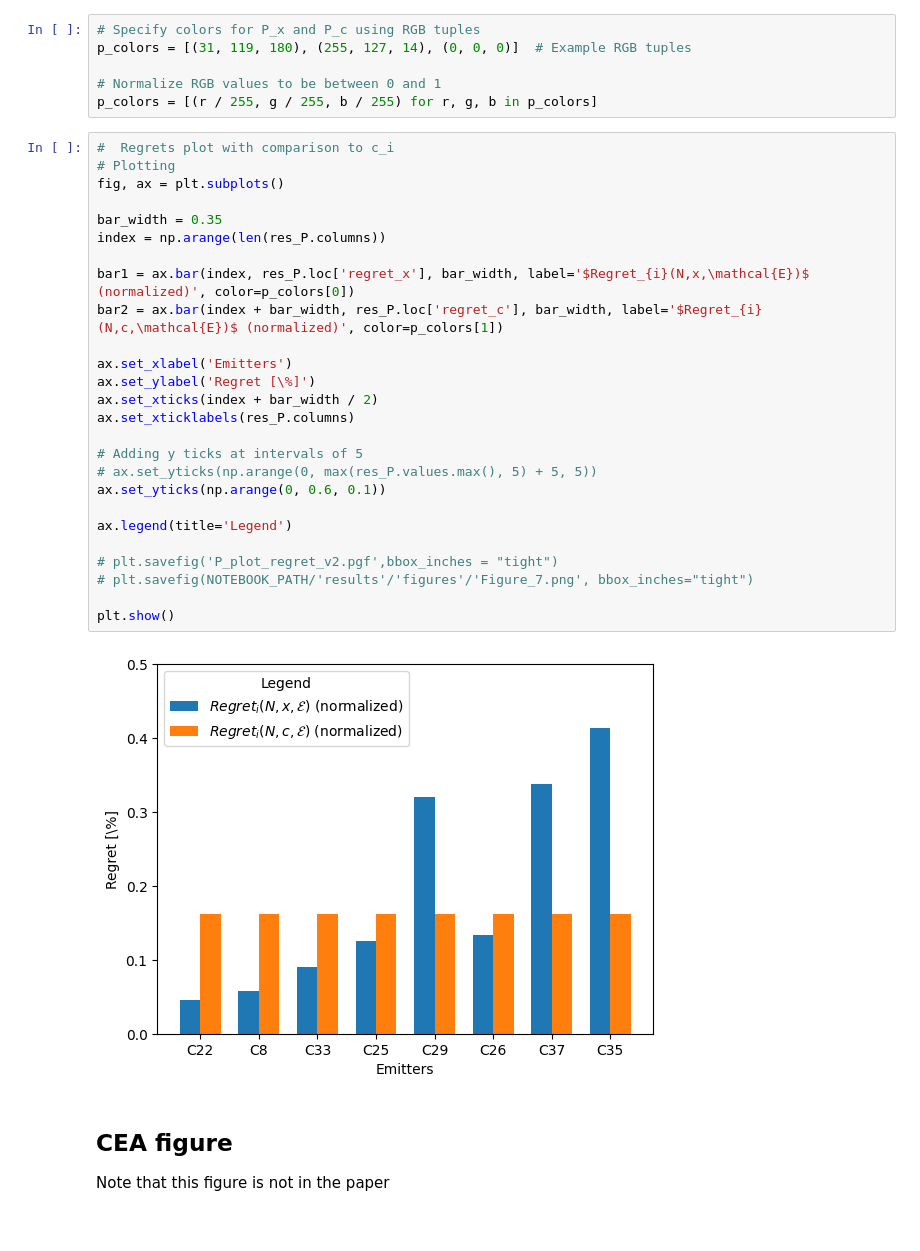
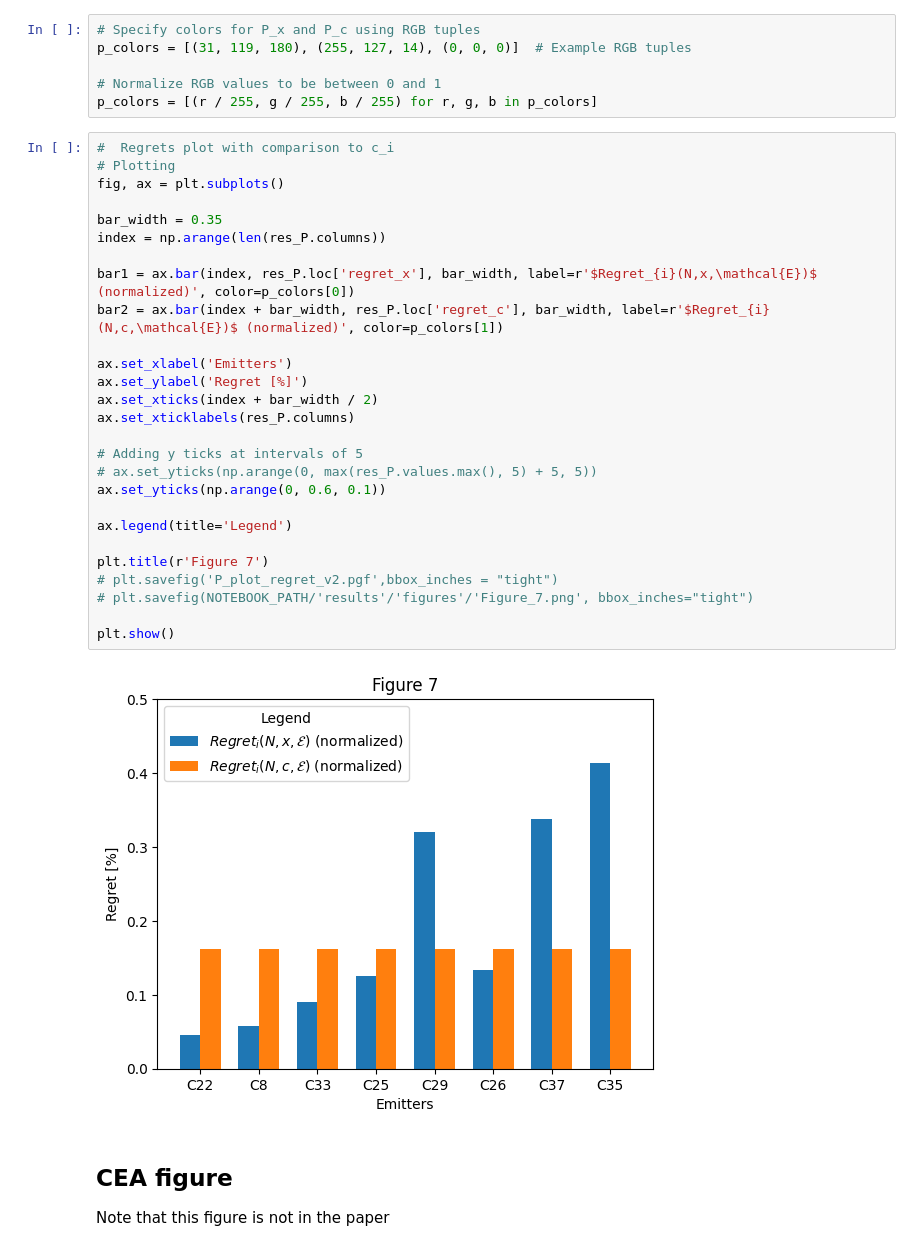
Before and after one commit to AdriSushi/CCS_subsidies_replication_colab, a Jupyter notebook: 3_results_analysis_colab.ipynb, the cells around one changed output. Saved outputs shown, nothing was run; the diff lists cells and outputs as text.

```diff
--- a/3_results_analysis_colab.ipynb
+++ b/3_results_analysis_colab.ipynb
@@ -748,31 +750,32 @@ p_colors = [(r / 255, g / 255, b / 255) for r, g, b in p_colors]
 # %%
 #  Regrets plot with comparison to c_i
 # Plotting
 fig, ax = plt.subplots()
 
 bar_width = 0.35
 index = np.arange(len(res_P.columns))
 
-bar1 = ax.bar(index, res_P.loc['regret_x'], bar_width, label='$Regret_{i}(N,x,\mathcal{E})$ (normalized)', color=p_colors[0])
-bar2 = ax.bar(index + bar_width, res_P.loc['regret_c'], bar_width, label='$Regret_{i}(N,c,\mathcal{E})$ (normalized)', color=p_colors[1])
+bar1 = ax.bar(index, res_P.loc['regret_x'], bar_width, label=r'$Regret_{i}(N,x,\mathcal{E})$ (normalized)', color=p_colors[0])
+bar2 = ax.bar(index + bar_width, res_P.loc['regret_c'], bar_width, label=r'$Regret_{i}(N,c,\mathcal{E})$ (normalized)', color=p_colors[1])
 
 ax.set_xlabel('Emitters')
-ax.set_ylabel('Regret [\%]')
+ax.set_ylabel('Regret [%]')
 ax.set_xticks(index + bar_width / 2)
 ax.set_xticklabels(res_P.columns)
 
 # Adding y ticks at intervals of 5
 # ax.set_yticks(np.arange(0, max(res_P.values.max(), 5) + 5, 5))
 ax.set_yticks(np.arange(0, 0.6, 0.1))
 
 ax.legend(title='Legend')
 
+plt.title(r'Figure 7')
 # plt.savefig('P_plot_regret_v2.pgf',bbox_inches = "tight")
 # plt.savefig(NOTEBOOK_PATH/'results'/'figures'/'Figure_7.png', bbox_inches="tight")
 
 plt.show()
 # %% [output]
-[figure, old version]
+[figure, new version]
 # %% [markdown]
 ## CEA figure
 
```
Also changed, not shown: parts of 3 cells of this notebook.
